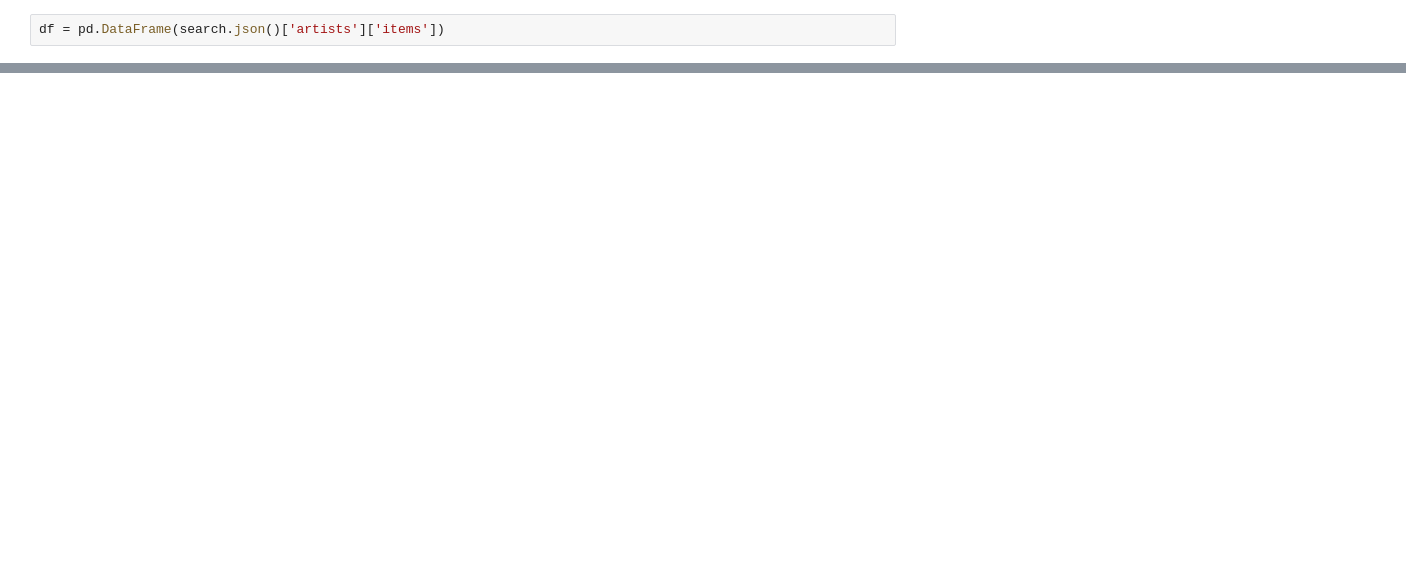
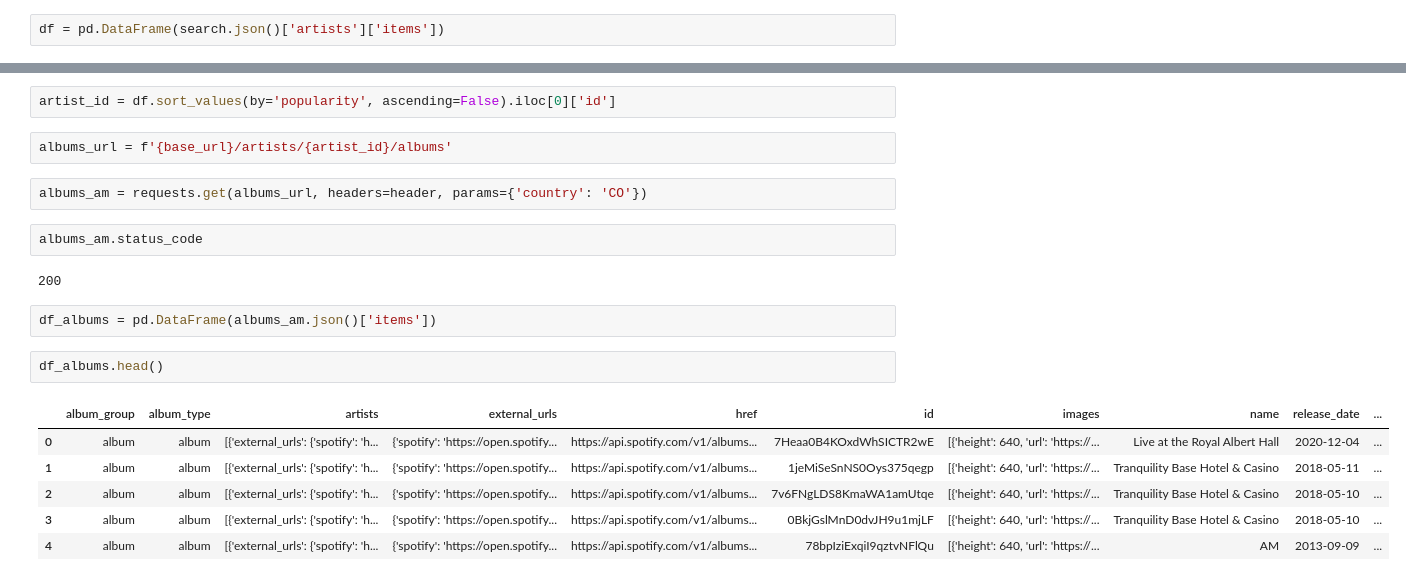
Before and after one commit to jmortizs/platzi_web_scrapping, a Jupyter notebook: api/notebook.ipynb, the cells around one changed output, grey strips where cells are left out. Drawn from its saved outputs; the diff is of its cells as text; blank space fills up the shorter version.

```diff
--- a/api/notebook.ipynb
+++ b/api/notebook.ipynb
@@ -95,0 +76,21 @@ df.sort_values(by='popularity', ascending=False).head()
+# %%
+artist_id = df.sort_values(by='popularity', ascending=False).iloc[0]['id']
+# %%
+albums_url = f'{base_url}/artists/{artist_id}/albums'
+# %%
+albums_am = requests.get(albums_url, headers=header, params={'country': 'CO'})
+# %%
+albums_am.status_code
+# %% [output]
+200
+# %%
+df_albums = pd.DataFrame(albums_am.json()['items'])
+# %%
+df_albums.head()
+# %% [output]
+|  | album_group | album_type | artists | external_urls | href | id | images | name | release_date | ... |
+| 0 | album | album | [{'external_urls': {'spotify': 'h... | {'spotify': 'https://open.spotify... | https://api.spotify.com/v1/albums... | 7Heaa0B4KOxdWhSICTR2wE | [{'height': 640, 'url': 'https://... | Live at the Royal Albert Hall | 2020-12-04 | ... |
+| 1 | album | album | [{'external_urls': {'spotify': 'h... | {'spotify': 'https://open.spotify... | https://api.spotify.com/v1/albums... | 1jeMiSeSnNS0Oys375qegp | [{'height': 640, 'url': 'https://... | Tranquility Base Hotel & Casino | 2018-05-11 | ... |
+| 2 | album | album | [{'external_urls': {'spotify': 'h... | {'spotify': 'https://open.spotify... | https://api.spotify.com/v1/albums... | 7v6FNgLDS8KmaWA1amUtqe | [{'height': 640, 'url': 'https://... | Tranquility Base Hotel & Casino | 2018-05-10 | ... |
+| 3 | album | album | [{'external_urls': {'spotify': 'h... | {'spotify': 'https://open.spotify... | https://api.spotify.com/v1/albums... | 0BkjGslMnD0dvJH9u1mjLF | [{'height': 640, 'url': 'https://... | Tranquility Base Hotel & Casino | 2018-05-10 | ... |
+| 4 | album | album | [{'external_urls': {'spotify': 'h... | {'spotify': 'https://open.spotify... | https://api.spotify.com/v1/albums... | 78bpIziExqiI9qztvNFlQu | [{'height': 640, 'url': 'https://... | AM | 2013-09-09 | ... |
```
Also changed, not shown: parts of 6 cells of this notebook.
